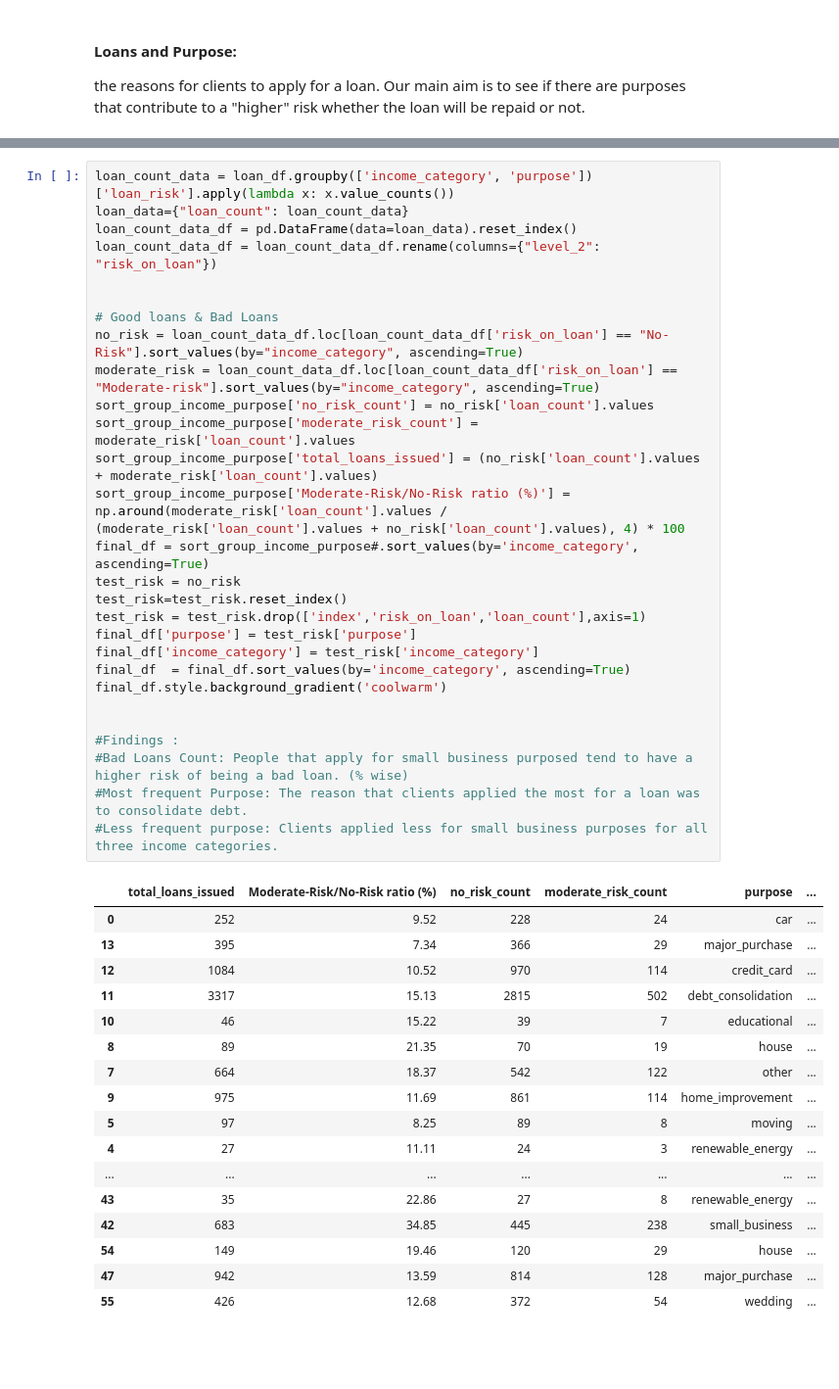
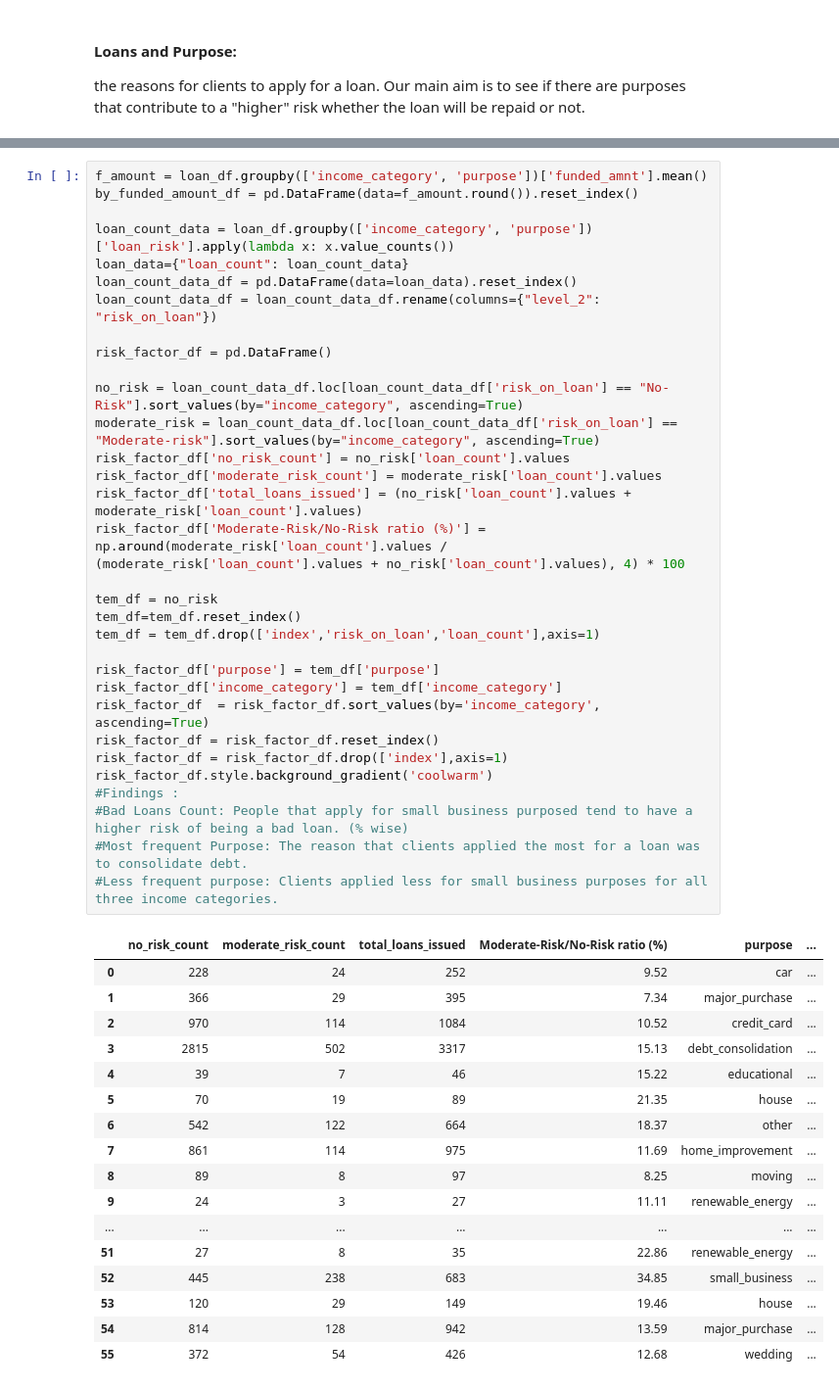
Before and after one commit to brijesh1100/P2-Gramener-Case-Study, a Jupyter notebook: Brijesh_Gramnner_Case_study.ipynb, the cells around one changed output, grey strips where cells are left out. Shown at 98% size. Saved outputs shown, nothing was run; the diff lists cells and outputs as text; blank space fills up the shorter version.

```diff
--- a/Brijesh_Gramnner_Case_study.ipynb
+++ b/Brijesh_Gramnner_Case_study.ipynb
@@ -605,48 +556,52 @@ plt.show()
 # %% [output]
 [figure]
 # %%
+f_amount = loan_df.groupby(['income_category', 'purpose'])['funded_amnt'].mean()
+by_funded_amount_df = pd.DataFrame(data=f_amount.round()).reset_index()
+
 loan_count_data = loan_df.groupby(['income_category', 'purpose'])['loan_risk'].apply(lambda x: x.value_counts())
 loan_data={"loan_count": loan_count_data}
 loan_count_data_df = pd.DataFrame(data=loan_data).reset_index()
 loan_count_data_df = loan_count_data_df.rename(columns={"level_2": "risk_on_loan"})
 
+risk_factor_df = pd.DataFrame()
 
-# Good loans & Bad Loans
 no_risk = loan_count_data_df.loc[loan_count_data_df['risk_on_loan'] == "No-Risk"].sort_values(by="income_category", ascending=True)
 moderate_risk = loan_count_data_df.loc[loan_count_data_df['risk_on_loan'] == "Moderate-risk"].sort_values(by="income_category", ascending=True)
-sort_group_income_purpose['no_risk_count'] = no_risk['loan_count'].values
-sort_group_income_purpose['moderate_risk_count'] = moderate_risk['loan_count'].values
-sort_group_income_purpose['total_loans_issued'] = (no_risk['loan_count'].values + moderate_risk['loan_count'].values)
-sort_group_income_purpose['Moderate-Risk/No-Risk ratio (%)'] = np.around(moderate_risk['loan_count'].values / (moderate_risk['loan_count'].values + no_risk['loan_count'].values), 4) * 100
-final_df = sort_group_income_purpose#.sort_values(by='income_category', ascending=True)
-test_risk = no_risk
-test_risk=test_risk.reset_index()
-test_risk = test_risk.drop(['index','risk_on_loan','loan_count'],axis=1)
-final_df['purpose'] = test_risk['purpose']
-final_df['income_category'] = test_risk['income_category']
-final_df  = final_df.sort_values(by='income_category', ascending=True)
-final_df.style.background_gradient('coolwarm')
+risk_factor_df['no_risk_count'] = no_risk['loan_count'].values
+risk_factor_df['moderate_risk_count'] = moderate_risk['loan_count'].values
+risk_factor_df['total_loans_issued'] = (no_risk['loan_count'].values + moderate_risk['loan_count'].values)
+risk_factor_df['Moderate-Risk/No-Risk ratio (%)'] = np.around(moderate_risk['loan_count'].values / (moderate_risk['loan_count'].values + no_risk['loan_count'].values), 4) * 100
 
+tem_df = no_risk
+tem_df=tem_df.reset_index()
+tem_df = tem_df.drop(['index','risk_on_loan','loan_count'],axis=1)
 
+risk_factor_df['purpose'] = tem_df['purpose']
+risk_factor_df['income_category'] = tem_df['income_category']
+risk_factor_df  = risk_factor_df.sort_values(by='income_category', ascending=True)
+risk_factor_df = risk_factor_df.reset_index()
+risk_factor_df = risk_factor_df.drop(['index'],axis=1)
+risk_factor_df.style.background_gradient('coolwarm')
 #Findings :
 #Bad Loans Count: People that apply for small business purposed tend to have a higher risk of being a bad loan. (% wise)
 #Most frequent Purpose: The reason that clients applied the most for a loan was to consolidate debt.
 #Less frequent purpose: Clients applied less for small business purposes for all three income categories.
 # %% [output]
-|  | total_loans_issued | Moderate-Risk/No-Risk ratio (%) | no_risk_count | moderate_risk_count | purpose | ... |
-| 0 | 252 | 9.52 | 228 | 24 | car | ... |
-| 13 | 395 | 7.34 | 366 | 29 | major_purchase | ... |
-| 12 | 1084 | 10.52 | 970 | 114 | credit_card | ... |
-| 11 | 3317 | 15.13 | 2815 | 502 | debt_consolidation | ... |
-| 10 | 46 | 15.22 | 39 | 7 | educational | ... |
-| 8 | 89 | 21.35 | 70 | 19 | house | ... |
-| 7 | 664 | 18.37 | 542 | 122 | other | ... |
-| 9 | 975 | 11.69 | 861 | 114 | home_improvement | ... |
-| 5 | 97 | 8.25 | 89 | 8 | moving | ... |
-| 4 | 27 | 11.11 | 24 | 3 | renewable_energy | ... |
+|  | no_risk_count | moderate_risk_count | total_loans_issued | Moderate-Risk/No-Risk ratio (%) | purpose | ... |
+| 0 | 228 | 24 | 252 | 9.52 | car | ... |
+| 1 | 366 | 29 | 395 | 7.34 | major_purchase | ... |
+| 2 | 970 | 114 | 1084 | 10.52 | credit_card | ... |
+| 3 | 2815 | 502 | 3317 | 15.13 | debt_consolidation | ... |
+| 4 | 39 | 7 | 46 | 15.22 | educational | ... |
+| 5 | 70 | 19 | 89 | 21.35 | house | ... |
+| 6 | 542 | 122 | 664 | 18.37 | other | ... |
+| 7 | 861 | 114 | 975 | 11.69 | home_improvement | ... |
+| 8 | 89 | 8 | 97 | 8.25 | moving | ... |
+| 9 | 24 | 3 | 27 | 11.11 | renewable_energy | ... |
 | ... | ... | ... | ... | ... | ... | ... |
-| 43 | 35 | 22.86 | 27 | 8 | renewable_energy | ... |
-| 42 | 683 | 34.85 | 445 | 238 | small_business | ... |
-| 54 | 149 | 19.46 | 120 | 29 | house | ... |
-| 47 | 942 | 13.59 | 814 | 128 | major_purchase | ... |
-| 55 | 426 | 12.68 | 372 | 54 | wedding | ... |
+| 51 | 27 | 8 | 35 | 22.86 | renewable_energy | ... |
+| 52 | 445 | 238 | 683 | 34.85 | small_business | ... |
+| 53 | 120 | 29 | 149 | 19.46 | house | ... |
+| 54 | 814 | 128 | 942 | 13.59 | major_purchase | ... |
+| 55 | 372 | 54 | 426 | 12.68 | wedding | ... |
```
Also changed, not shown: parts of 11 cells of this notebook.
